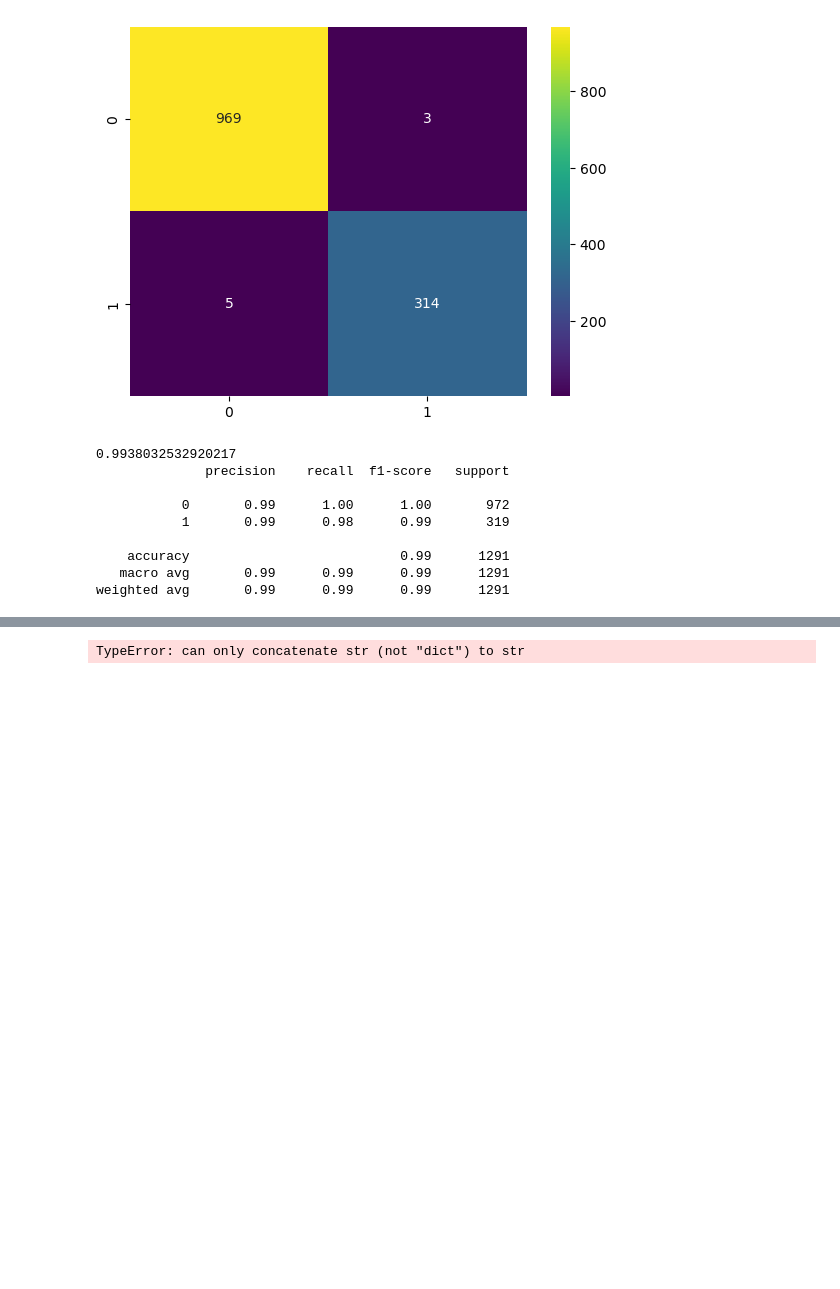
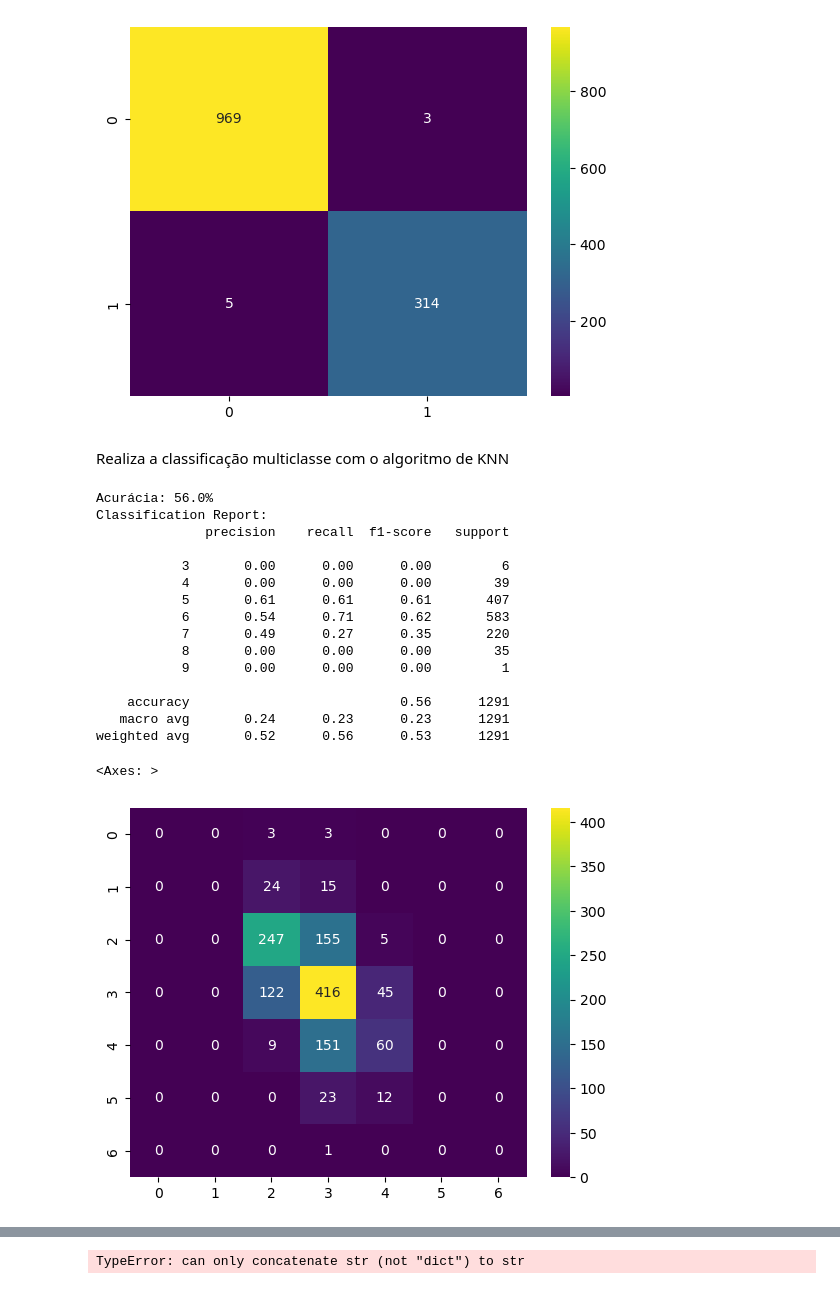
Before and after one commit to pedrofernandss/wine_quality_prediction, a Jupyter notebook: code.ipynb, the cells around one changed output, grey strips where cells are left out. Drawn from its saved outputs; the diff is of its cells as text; code cells hidden in the pictures; blank space fills up the shorter version.

Commit message:
adicionando KNN multiclasse

```diff
--- a/code.ipynb
+++ b/code.ipynb
@@ -178,24 +178,43 @@ Precisão: 99.1%
 Recall: 98.4%
 <Axes: >
 [figure]
-# %%
-#Calcula o KNN com a função disponível no sklearn
-from sklearn.neighbors import KNeighborsClassifier
-
-knn_sklearn = KNeighborsClassifier(n_neighbors=71)
-knn_sklearn.fit(x_treinamento, y_treinamento)
-y_pred = knn_sklearn.predict(x_teste)
-
-print(accuracy_score(y_teste, y_pred))
-print(classification_report(y_teste, y_pred))
-# %% [output]
-0.9938032532920217
-              precision    recall  f1-score   support
-
-           0       0.99      1.00      1.00       972
-           1       0.99      0.98      0.99       319
-
-    accuracy                           0.99      1291
-   macro avg       0.99      0.99      0.99      1291
-weighted avg       0.99      0.99      0.99      1291
+# %% [markdown]
+Realiza a classificação multiclasse com o algoritmo de KNN
+# %%
+#Separa o dataset em treinamento e teste
+x = winequality_dataset.iloc[:, 0:11]
+y = winequality_dataset.iloc[:, 11]
+
+x_treinamento, x_teste, y_treinamento, y_teste = train_test_split(x, y, random_state=0, test_size=0.2)
+# %%
+#Normalizando os dados
+x_treinamento = normaliza.fit_transform(x_treinamento)
+x_teste = normaliza.transform(x_teste)
+# %%
+#Realiza a predição após a normalização dos dados
+y_pred = predict(x_treinamento, y_treinamento, x_teste, y_teste, 71)
+
+#Realiza o teste de acurácia
+from sklearn.metrics import accuracy_score, confusion_matrix, classification_report, precision_score, recall_score
+print(f'Acurácia: {(accuracy_score(y_teste, y_pred)*100):.1f}%')
+print('Classification Report:')
+print(classification_report(y_teste, y_pred))
+# %% [output]
+Acurácia: 56.0%
+Classification Report:
+              precision    recall  f1-score   support
+
+           3       0.00      0.00      0.00         6
+           4       0.00      0.00      0.00        39
+           5       0.61      0.61      0.61       407
+           6       0.54      0.71      0.62       583
+           7       0.49      0.27      0.35       220
+           8       0.00      0.00      0.00        35
+           9       0.00      0.00      0.00         1
+
+    accuracy                           0.56      1291
+   macro avg       0.24      0.23      0.23      1291
+weighted avg       0.52      0.56      0.53      1291
+<Axes: >
+[figure, added]
 # %% [markdown]
```
Also changed, not shown: parts of 1 cell of this notebook.
